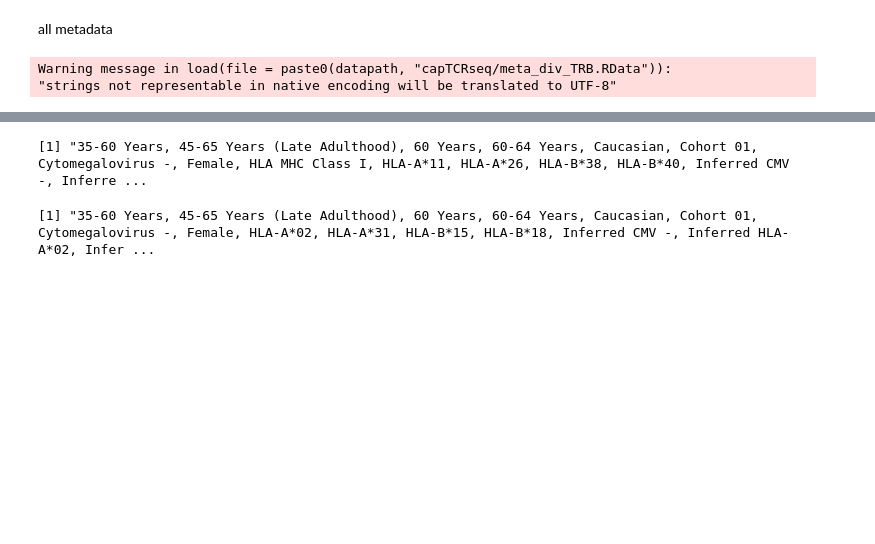
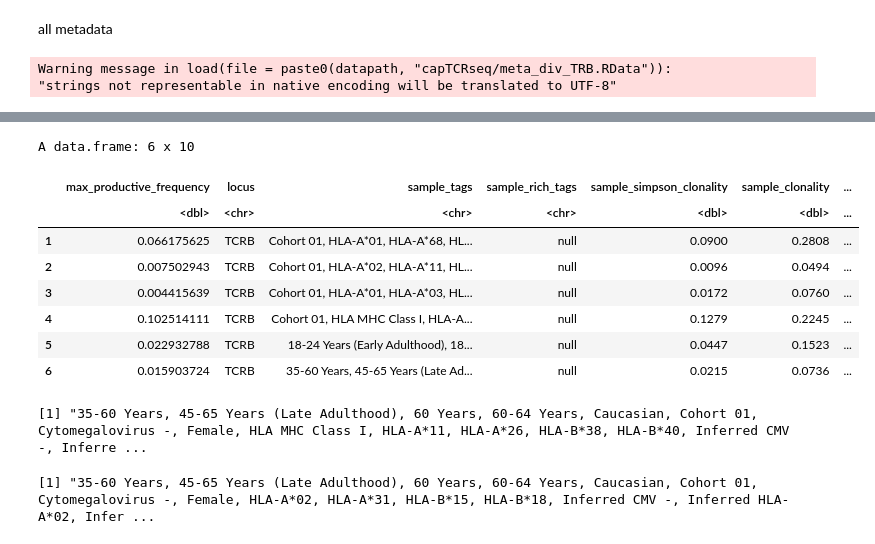
Before and after one commit to pughlab/ped_CapTCRseq, a Jupyter notebook: notebooks/000_Adaptive_metadata.ipynb, the cells around one changed output, grey strips where cells are left out. Drawn from its saved outputs; the diff is of its cells as text; code cells hidden in the pictures; blank space fills up the shorter version.

```diff
--- a/notebooks/000_Adaptive_metadata.ipynb
+++ b/notebooks/000_Adaptive_metadata.ipynb
@@ -57,6 +50,18 @@ sep = "\t", header = T)
 # %%
 emerson <- read.table(file = paste0(h4hpath,"Adaptive/emerson2017/SampleOverview_01-18-2023_8-18-39_PM.tsv"),
 sep = "\t", header = T)
+# %%
+head(emerson[,11:20])
+# %% [output]
+A data.frame: 6 x 10
+|  | max_productive_frequency | locus | sample_tags | sample_rich_tags | sample_simpson_clonality | sample_clonality | ... |
+|  | <dbl> | <chr> | <chr> | <chr> | <dbl> | <dbl> | ... |
+| 1 | 0.066175625 | TCRB | Cohort 01, HLA-A*01, HLA-A*68, HL... | null | 0.0900 | 0.2808 | ... |
+| 2 | 0.007502943 | TCRB | Cohort 01, HLA-A*02, HLA-A*11, HL... | null | 0.0096 | 0.0494 | ... |
+| 3 | 0.004415639 | TCRB | Cohort 01, HLA-A*01, HLA-A*03, HL... | null | 0.0172 | 0.0760 | ... |
+| 4 | 0.102514111 | TCRB | Cohort 01, HLA MHC Class I, HLA-A... | null | 0.1279 | 0.2245 | ... |
+| 5 | 0.022932788 | TCRB | 18-24 Years (Early Adulthood), 18... | null | 0.0447 | 0.1523 | ... |
+| 6 | 0.015903724 | TCRB | 35-60 Years, 45-65 Years (Late Ad... | null | 0.0215 | 0.0736 | ... |
 # %%
 emerson$sample_tags[ emerson$sample_name == "P00612"]
 emerson$sample_tags[ emerson$sample_name == "P00614"]
```
Also changed, not shown: parts of 3 cells of this notebook, 3 other files.
